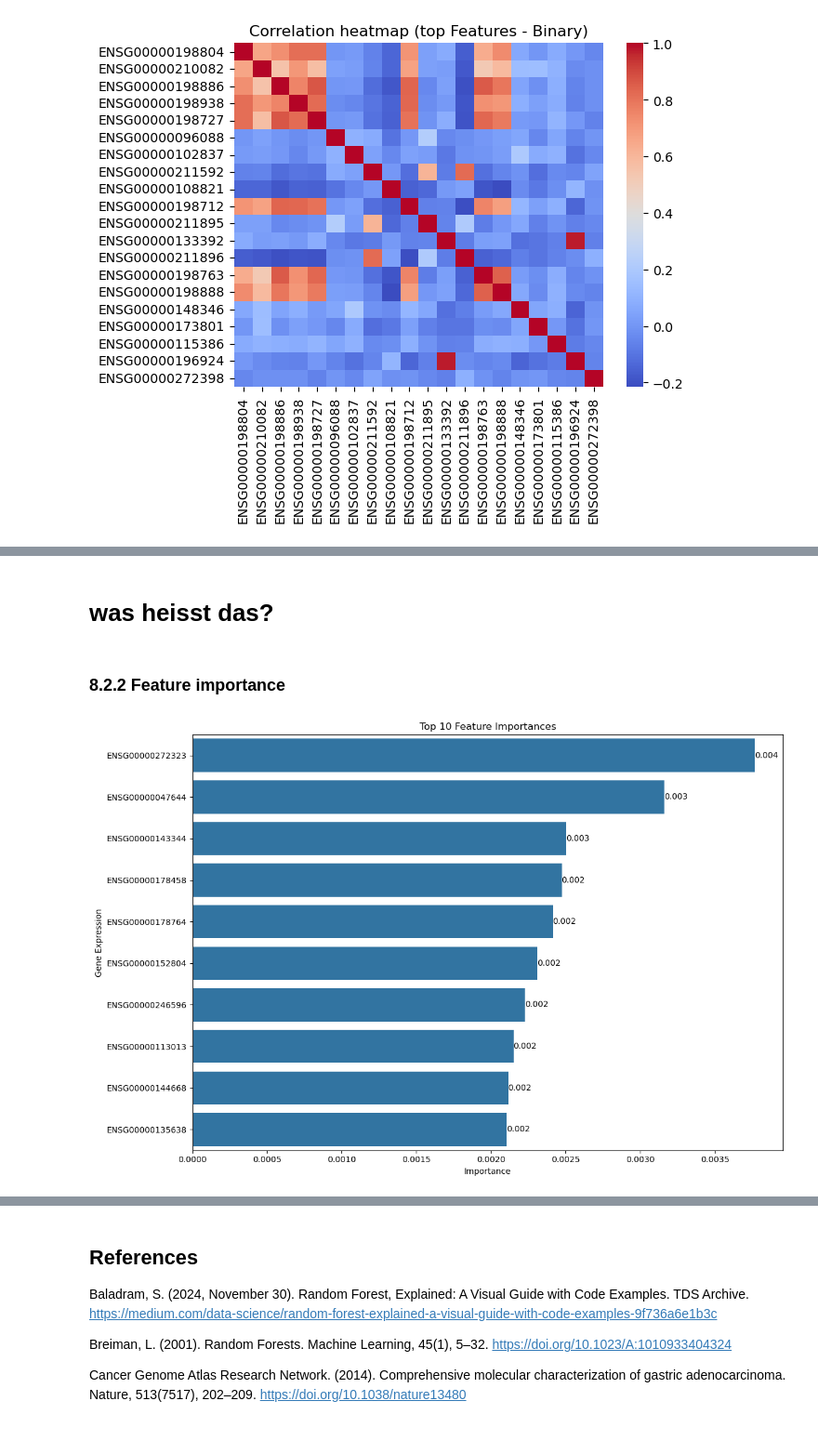
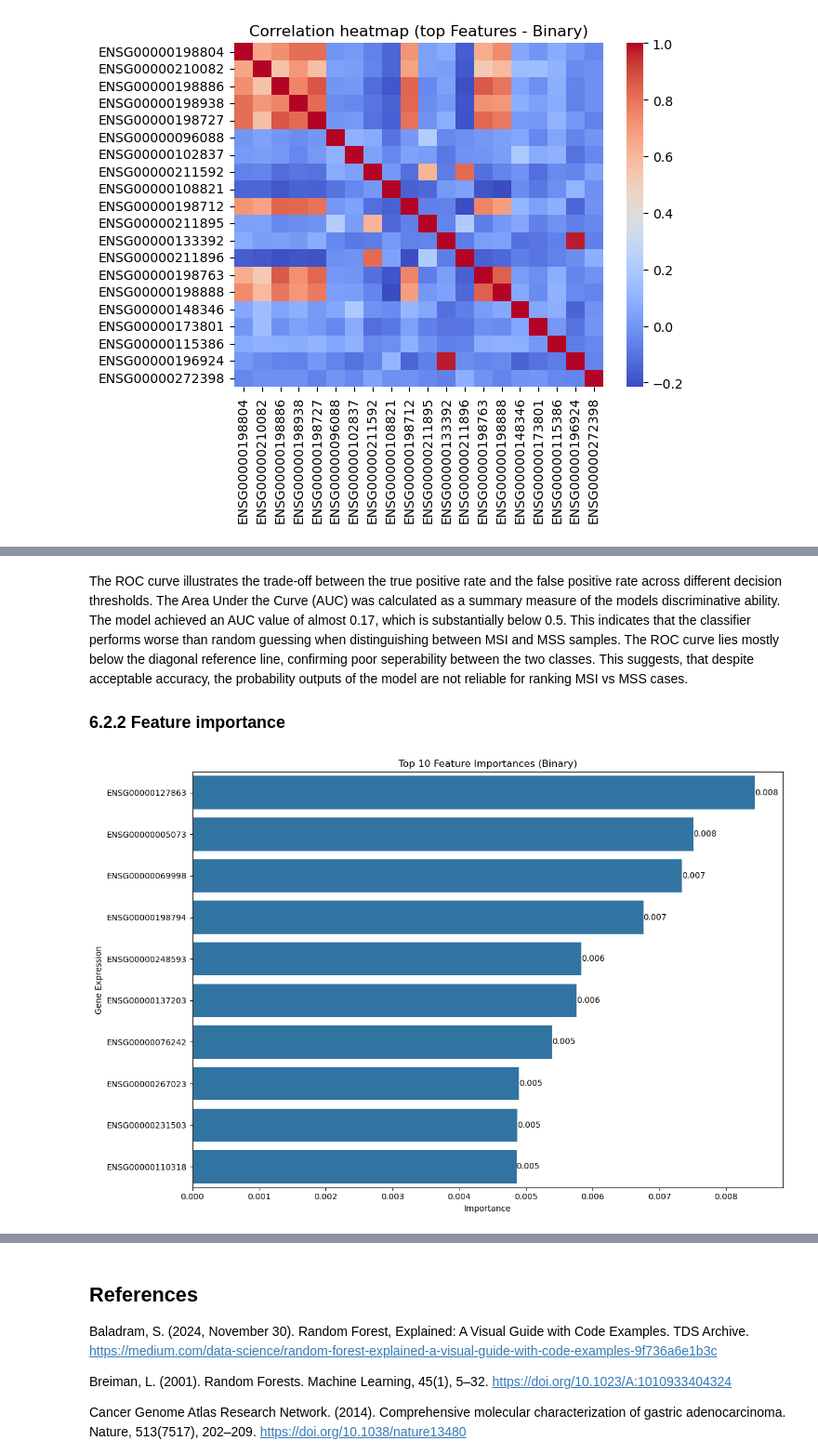
Before and after one commit to luludoaido/Dev_SAP, a Jupyter notebook: TM_1_RF_daSilvadoAido_Luana.ipynb, the cells around one changed output, grey strips where cells are left out. Shown at 93% size. Cells and saved outputs as stored; diff of their text form; code cells hidden in the pictures; blank space fills up the shorter version.

```diff
--- a/TM_1_RF_daSilvadoAido_Luana.ipynb
+++ b/TM_1_RF_daSilvadoAido_Luana.ipynb
@@ -354,0 +427,15 @@ X_test_var_binary  = X_test_binary_filt[selected_genes_binary]
+# %%
+#Multi
+param_grid_multi = {
+    "n_estimators": [100, 300],
+    "max_depth": [None, 20, 50, 100],
+    "max_features": ["sqrt"],
+    "min_samples_leaf": [1,2,5, 10]
+}
+
+rf_multi = RandomForestClassifier(random_state=42)
+grid_mulit = GridSearchCV(rf_multi, param_grid_multi, cv=3, scoring="f1_macro")
+grid_mulit.fit(X_train_var_multi , train_y_multi)
+
+print("Best parameters:", grid_mulit.best_params_)
+print("Best CV score:", grid_mulit.best_score_)
@@ -354,0 +447,15 @@ X_test_var_binary  = X_test_binary_filt[selected_genes_binary]
+# %%
+#binary
+param_grid_binary = {
+    "n_estimators": [100, 300],
+    "max_depth": [None, 20, 50, 100],
+    "max_features": ["sqrt"],
+    "min_samples_leaf": [1,2,5, 10]
+}
+
+rf_binary = RandomForestClassifier(random_state=42)
+grid_binary = GridSearchCV(rf_binary, param_grid_binary, cv=3, scoring="f1_macro")
+grid_binary.fit(X_train_var_binary , train_y_binary)
+
+print("Best parameters:", grid_binary.best_params_)
+print("Best CV score:", grid_binary.best_score_)
@@ -359,4 +473,4 @@ X_test_var_binary  = X_test_binary_filt[selected_genes_binary]
 # %%
-rfc_multi = RandomForestClassifier(n_estimators=101, bootstrap=True, max_depth=70, max_features=20, criterion='gini', random_state=42)
+rfc_multi = RandomForestClassifier(n_estimators=300, bootstrap=True, min_samples_leaf= 2, max_depth=None, max_features='sqrt', criterion='gini', random_state=42)
 rfc_multi.fit(X_train_var_multi , train_y_multi)
 # %% [output]
@@ -365,4 +478,4 @@ RandomForestClassifier(max_depth=70, max_features=20, n_estimators=101,
 # %%
-rfc_binary = RandomForestClassifier(n_estimators=101, bootstrap=True, max_depth=70, max_features=20, criterion='gini', random_state=42)
+rfc_binary = RandomForestClassifier(n_estimators=100, bootstrap=True, max_depth=None, max_features='sqrt', min_samples_leaf=10, criterion='gini', random_state=42)
 rfc_binary.fit(X_train_var_binary , train_y_binary)
 # %% [output]
@@ -510,34 +632,34 @@ plt.show()
-# %% [markdown]
-# was heisst das?
 # %% [markdown]
-### 8.2.2 Feature importance
+The ROC curve illustrates the trade-off between the true positive rate and the false positive rate across different decision thresholds. The Area Under the Curve (AUC) was calculated as a summary measure of the models discriminative ability. The model achieved an AUC value of almost 0.17, which is substantially below 0.5. This indicates that the classifier performs worse than random guessing when distinguishing between MSI and MSS samples. The ROC curve lies mostly below the diagonal reference line, confirming poor seperability between the two classes. This suggests, that despite acceptable accuracy, the probability outputs of the model are not reliable for ranking MSI vs MSS cases.
+
+### 6.2.2 Feature importance
 # %%
 # Feature importance
 feature_importance_binary = pd.DataFrame({
     "feature": X_test_var_binary.columns,
     "importance": rfc_binary.feature_importances_
 }).sort_values("importance", ascending=False)
 
 
 top10_binary = feature_importance_binary.head(10)
 
 # Plot feature importance
 plt.figure(figsize=(12, 8))
 sns.barplot(data=feature_importance_binary.head(10), x="importance", y="feature", orient="h")
-plt.title("Top 10 Feature Importances")
+plt.title("Top 10 Feature Importances (Binary)")
 plt.xlabel("Importance")
 plt.ylabel("Gene Expression")
 
 for i, (imp, feat) in enumerate(zip(top10_binary["importance"], top10_binary["feature"])):
     plt.text(
         imp - 0.0002 * max(top10_binary["importance"]),
         i,
         f"{imp:.3f}",
         va="center",
         ha="left"
     )
 
 plt.tight_layout()
 plt.show()
 # %% [output]
-[figure, old version]
+[figure, new version]
```
Also changed, not shown: parts of 68 cells of this notebook, 1 other file.
